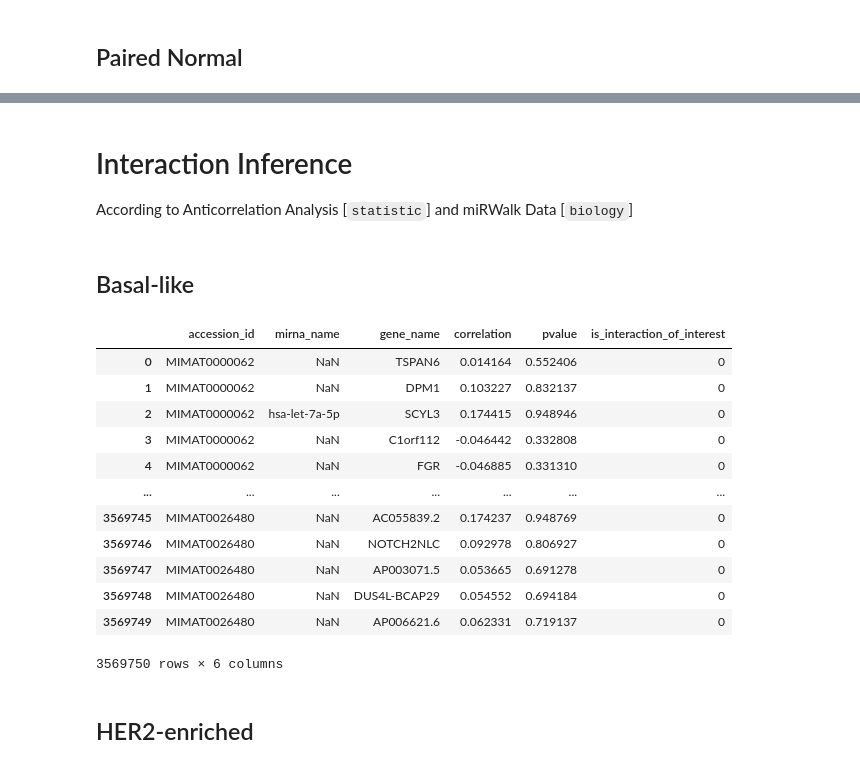
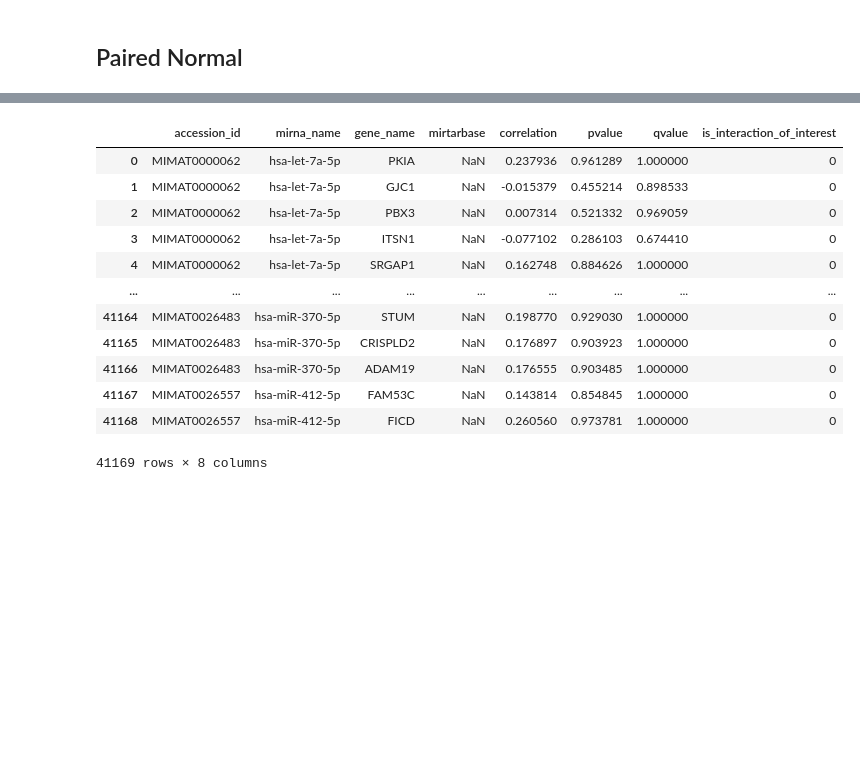
Before and after one commit to MylenaRoberta/pan-cancer-analysis, a Jupyter notebook: notebooks/02_interactions/03_interaction-inference.ipynb, the cells around one changed output, grey strips where cells are left out. Drawn from its saved outputs; the diff is of its cells as text; code cells hidden in the pictures; blank space fills up the shorter version.

Commit message:
feat(interactions): first version of miRNA-mRNA interactions inference for TCGA-BRCA

```diff
--- a/notebooks/02_interactions/03_interaction-inference.ipynb
+++ b/notebooks/02_interactions/03_interaction-inference.ipynb
@@ -256,0 +238,31 @@ def inferring_interactions(cohort, df_mirwalk_interactions):
+# %%
+# Initialize a DataFrame for the inferred interactions of interest from miRWalk
+mirwalk_columns = ['mirna_name', 'gene_name', 'mirtarbase']
+df_mirwalk_interactions = pd.DataFrame(columns=mirwalk_columns)
+
+# List the interaction files downloaded from miRWalk
+files = [f for f in os.listdir(MIRWALK_PROCESSED_DATA_DIR) if f.startswith('MIMAT')]
+
+# Iterate over each inferred_interactions file from miRWalk
+for file in files:
+    # Create a DataFrame for the inferred interactions of interest of the microRNA
+    file_path = os.path.join(MIRWALK_PROCESSED_DATA_DIR, file)
+    df_mir_inferred_interactions = pd.read_csv(file_path, low_memory=False) \
+        .query('is_interaction_of_interest == 1') \
+        [mirwalk_columns] \
+        .drop_duplicates()
+
+    # Concatenate the inferred interactions of interest to the others
+    df_mirwalk_interactions = pd.concat(
+        [df_mirwalk_interactions, df_mir_inferred_interactions], ignore_index=True
+    )
+
+# Add the microRNA accession IDs to the DataFrame
+df_mir_mapping = pd.read_csv(MIRWALK_MIR_MAPPING_FILE_PATH)
+df_mirwalk_interactions = df_mir_mapping \
+    .merge(
+        right=df_mirwalk_interactions,
+        left_on='mirna_name',
+        right_on='mirna_name',
+        how='inner',
+    )
@@ -345,5 +457,5 @@ df_results
 # %% [markdown]
 ## Paired Normal
 # %%
-# Compute the Spearman correlation coefficients for Paired Normal tissue
-df_results = computing_parallel_spearman('Paired Normal')
+# Infer the interactions for Paired Normal tissue
+inferred_interactions = infer_mir_rna_interactions(df_mirwalk_interactions, 'Paired Normal')
@@ -416,5 +461,0 @@ df_mirwalk_interactions
-# %% [markdown]
-# Interaction Inference
-According to Anticorrelation Analysis [`statistic`] and miRWalk Data [`biology`]
-# %% [markdown]
-## Basal-like
@@ -424,19 +462,17 @@ df_interactions = inferring_interactions('Basal-like', df_mirwalk_interactions)
 # %%
-# Print the DataFrame of inferred interactions for this cohort
-df_interactions
+# Print the inferred interactions associated with this group
+inferred_interactions
 # %% [output]
-|  | accession_id | mirna_name | gene_name | correlation | pvalue | is_interaction_of_interest |
-| 0 | MIMAT0000062 | NaN | TSPAN6 | 0.014164 | 0.552406 | 0 |
-| 1 | MIMAT0000062 | NaN | DPM1 | 0.103227 | 0.832137 | 0 |
-| 2 | MIMAT0000062 | hsa-let-7a-5p | SCYL3 | 0.174415 | 0.948946 | 0 |
-| 3 | MIMAT0000062 | NaN | C1orf112 | -0.046442 | 0.332808 | 0 |
-| 4 | MIMAT0000062 | NaN | FGR | -0.046885 | 0.331310 | 0 |
-| ... | ... | ... | ... | ... | ... | ... |
-| 3569745 | MIMAT0026480 | NaN | AC055839.2 | 0.174237 | 0.948769 | 0 |
-| 3569746 | MIMAT0026480 | NaN | NOTCH2NLC | 0.092978 | 0.806927 | 0 |
-| 3569747 | MIMAT0026480 | NaN | AP003071.5 | 0.053665 | 0.691278 | 0 |
-| 3569748 | MIMAT0026480 | NaN | DUS4L-BCAP29 | 0.054552 | 0.694184 | 0 |
-| 3569749 | MIMAT0026480 | NaN | AP006621.6 | 0.062331 | 0.719137 | 0 |
+|  | accession_id | mirna_name | gene_name | mirtarbase | correlation | pvalue | qvalue | is_interaction_of_interest |
+| 0 | MIMAT0000062 | hsa-let-7a-5p | PKIA | NaN | 0.237936 | 0.961289 | 1.000000 | 0 |
+| 1 | MIMAT0000062 | hsa-let-7a-5p | GJC1 | NaN | -0.015379 | 0.455214 | 0.898533 | 0 |
+| 2 | MIMAT0000062 | hsa-let-7a-5p | PBX3 | NaN | 0.007314 | 0.521332 | 0.969059 | 0 |
+| 3 | MIMAT0000062 | hsa-let-7a-5p | ITSN1 | NaN | -0.077102 | 0.286103 | 0.674410 | 0 |
+| 4 | MIMAT0000062 | hsa-let-7a-5p | SRGAP1 | NaN | 0.162748 | 0.884626 | 1.000000 | 0 |
+| ... | ... | ... | ... | ... | ... | ... | ... | ... |
+| 41164 | MIMAT0026483 | hsa-miR-370-5p | STUM | NaN | 0.198770 | 0.929030 | 1.000000 | 0 |
+| 41165 | MIMAT0026483 | hsa-miR-370-5p | CRISPLD2 | NaN | 0.176897 | 0.903923 | 1.000000 | 0 |
+| 41166 | MIMAT0026483 | hsa-miR-370-5p | ADAM19 | NaN | 0.176555 | 0.903485 | 1.000000 | 0 |
+| 41167 | MIMAT0026557 | hsa-miR-412-5p | FAM53C | NaN | 0.143814 | 0.854845 | 1.000000 | 0 |
+| 41168 | MIMAT0026557 | hsa-miR-412-5p | FICD | NaN | 0.260560 | 0.973781 | 1.000000 | 0 |
-3569750 rows × 6 columns
+41169 rows × 8 columns
-# %% [markdown]
-## HER2-enriched
```
Also changed, not shown: parts of 44 cells of this notebook, 7 other files.
